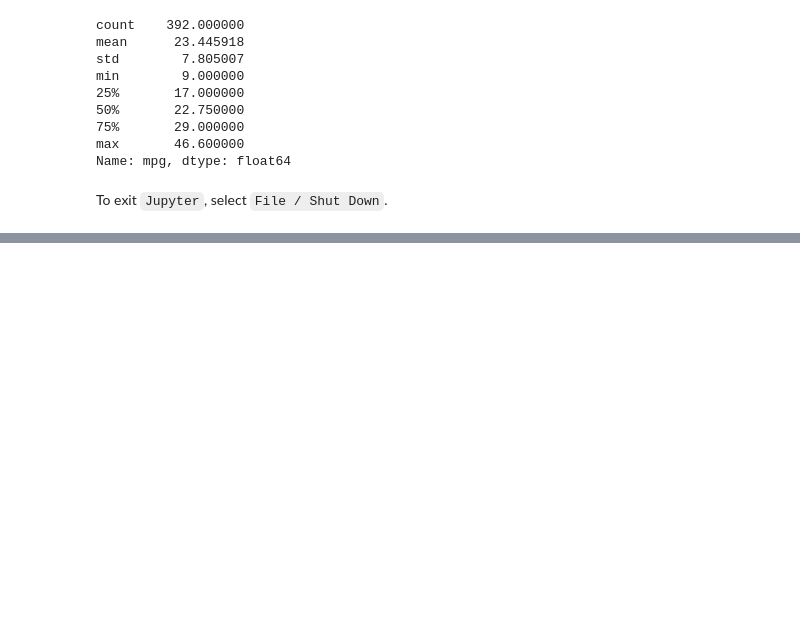
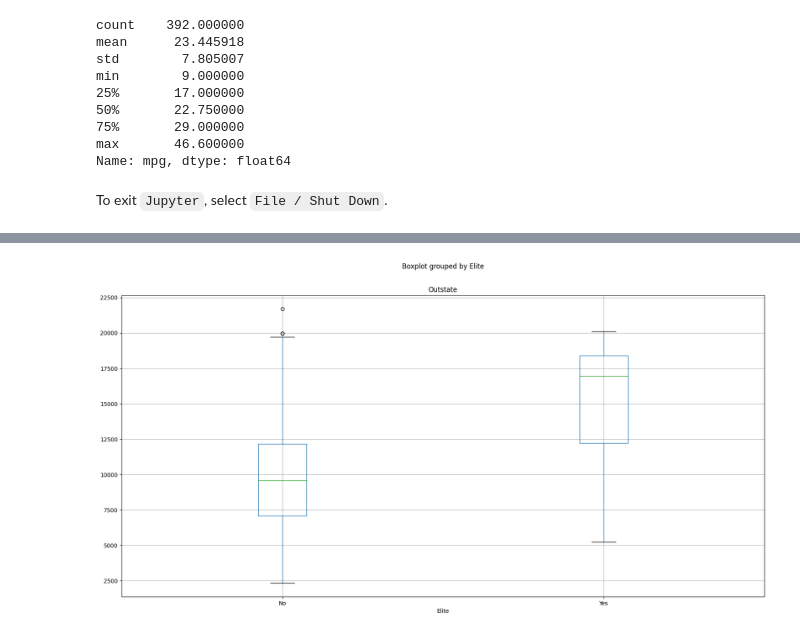
Before and after one commit to ricardogutjahr/Introduction_to_Statistical_Learning, a Jupyter notebook: Ch02-statlearn-lab.ipynb, the cells around one changed output, grey strips where cells are left out. Saved outputs shown, nothing was run; the diff lists cells and outputs as text; code cells hidden in the pictures; blank space fills up the shorter version.

```diff
--- a/Ch02-statlearn-lab.ipynb
+++ b/Ch02-statlearn-lab.ipynb
@@ -1492,0 +1663,5 @@ To exit `Jupyter`,  select `File / Shut Down`.
+# %%
+college["Elite"] = pd.cut(college['Top10perc'],
+[0,50,100],
+labels=['No', 'Yes'])
+college["Elite"].value_counts()
@@ -1492,0 +1674,5 @@ To exit `Jupyter`,  select `File / Shut Down`.
+# %%
+fig, ax = subplots(figsize=(20,10))
+college.boxplot('Outstate', by='Elite', ax=ax);
+# %% [output]
+[figure, added]
```
Also changed, not shown: parts of 45 cells of this notebook.
